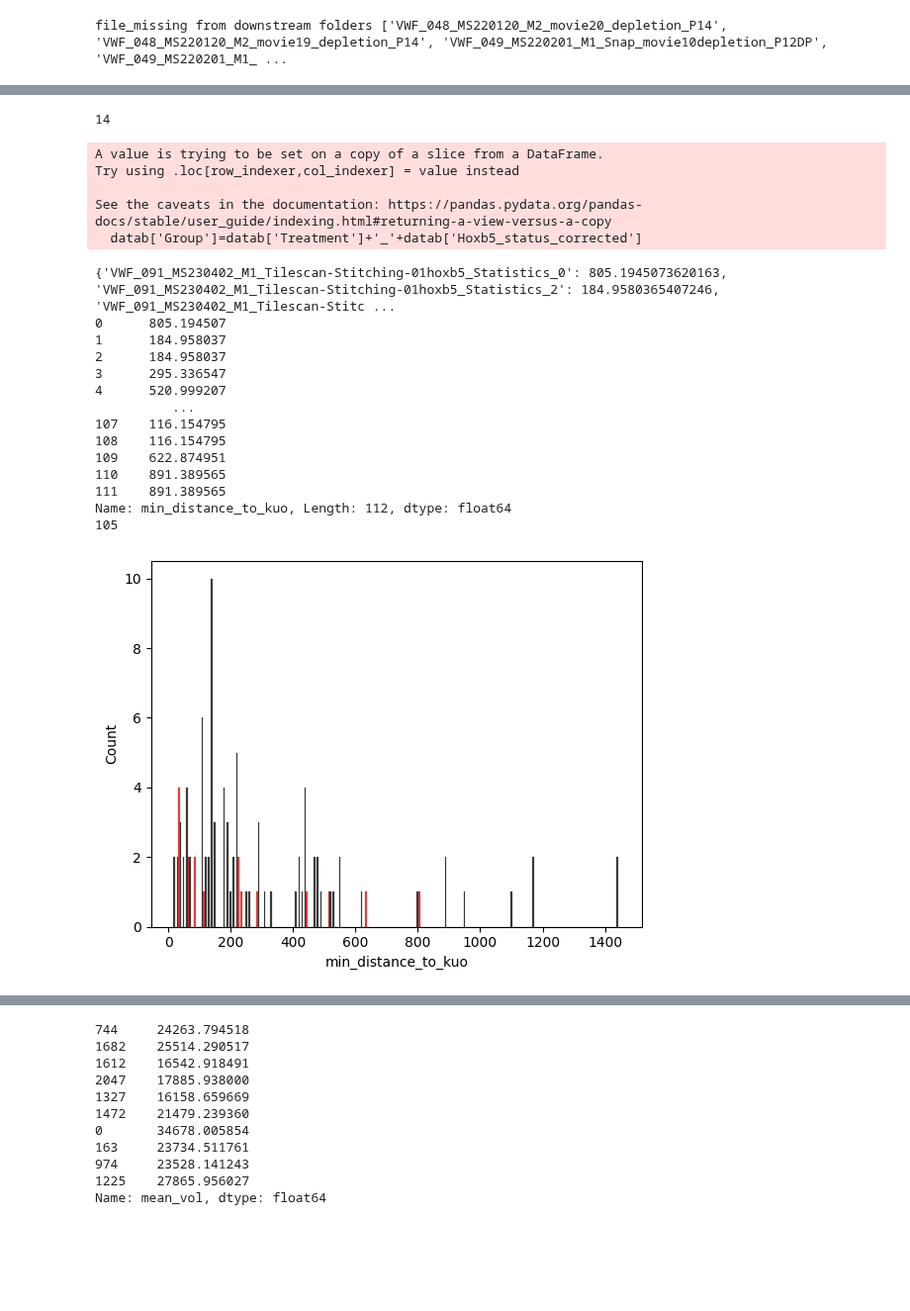
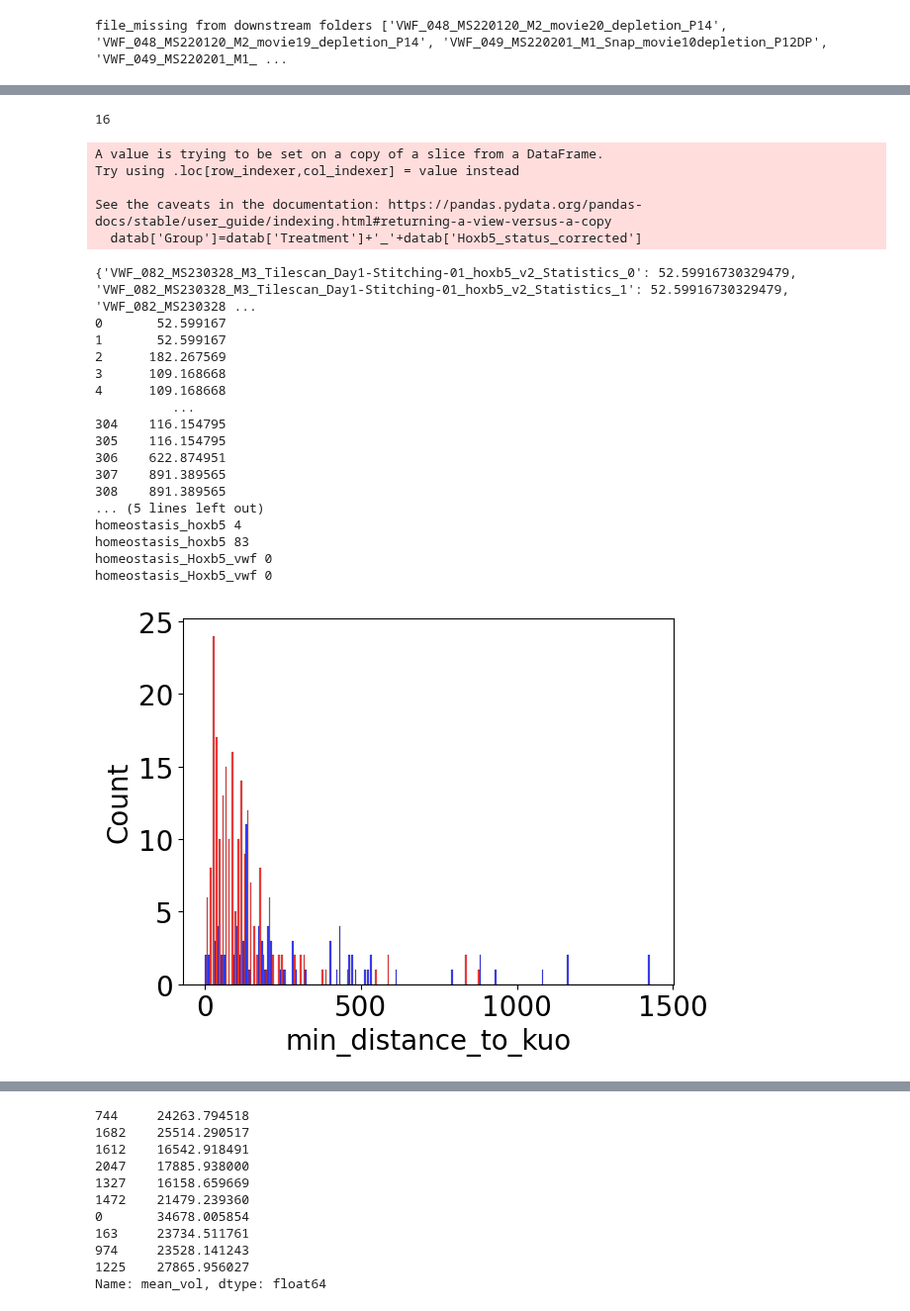
Before and after one commit to Mas515/Image_analysis, a Jupyter notebook: IVMtilescans_plot.ipynb, the cells around one changed output, grey strips where cells are left out. Shown at 99% size. Drawn from its saved outputs; the diff is of its cells as text; code cells hidden in the pictures; blank space fills up the shorter version.

```diff
--- a/IVMtilescans_plot.ipynb
+++ b/IVMtilescans_plot.ipynb
@@ -528,10 +546,10 @@ data=pd.read_csv('/Users/secchim/Documents/Experiments/distance analysis/distanc
 data=data[data['file_type']=='tilescan']
 data['Final_Cell_ID']=data['file']+'_'+data['ID'].astype(str)
 # datax=data[data['track_length']!=0]
-data=data[data['Treatment']!='ageing']
+# data=data[data['Treatment']!='ageing']
 data=data[data['Treatment']!='depletion']
-# datax=datax[datax['Treatment']!='24hdepletion']
-# datax=datax[datax['Treatment']!='homeostasis']
+data=data[data['Treatment']!='24h_depletion']
+# data=data[data['Treatment']!='homeostasis']
 # datax=datax[datax['Metadata_Timepoint']!='1']
 
 data['Batch_ID']=data['file'].str[0:19]
@@ -592,52 +610,76 @@ data=data.drop_duplicates()
 
 ##these first few lines not good
 # g=(sns.violinplot(x=("Treatment"), hue='Hoxb5_status_corrected', y="min_distance_to_kuo", data=data, showfliers = False, palette=['green','orange'], hue_order=('Hoxb5_vwf','hoxb5'), order=('homeostasis','depletion','24hdepletion'), split=True, legend=False), sns.stripplot(x=("Treatment"),hue='Hoxb5_status_corrected', y="min_distance_to_kuo", data=data, dodge=True, color='black', alpha=0.5, s=10, hue_order=('Hoxb5_vwf','hoxb5'), order=('homeostasis','depletion','24hdepletion'), legend=False))
 # g=(sns.violinplot(x=("Treatment"), hue='Hoxb5_status_corrected', y="min_distance_to_kuo", data=data, showfliers = False, palette=['green','orange'], hue_order=('Hoxb5_vwf','hoxb5'), order=('homeostasis','ageing'), split=True, legend=False), sns.stripplot(x=("Treatment"),hue='Hoxb5_status_corrected', y="min_distance_to_kuo", data=data, dodge=True, color='black', alpha=0.5, s=10, hue_order=('Hoxb5_vwf','hoxb5'), order=('homeostasis','ageing'), legend=False))
 # plt.legend(title='Mininum distance to other KuO+', loc='upper center', labels=['Hoxb5+Vwf+', 'Hoxb5+Vwf-'])
 # # plt.legend([], [], frameon=False)
 # g[1].set(ylabel='Minimum distance to other KuO+ cells (µm)')
 # plt.ylim(0,500)
 # plt.show(g)
 ##this one works fine, plotting all conditions and cell groups at once
 # sns.stripplot(x=("Treatment"),hue='Hoxb5_status_corrected', y="min_distance_to_kuo", data=data, dodge=True, alpha=0.5, s=10, hue_order=('Hoxb5_vwf','hoxb5'),  palette=['green','orange'], order=('homeostasis','depletion','24hdepletion'), legend=False)
 # sns.stripplot(x=("Treatment"),hue='Hoxb5_status_corrected', y="min_distance_to_kuo", data=data, dodge=True, alpha=0.5, s=10, hue_order=('Hoxb5_vwf','hoxb5'),  palette=['green','orange'], order=('homeostasis','ageing'), legend=False)
 
-data=data[data['Hoxb5_status_corrected']!='Hoxb5_vwf']
-##plotting 2 conditions at a time
-sns.histplot(data, x="min_distance_to_kuo", hue="Treatment", palette=['black','red'], hue_order=('homeostasis','24h_depletion'), legend=False, binwidth=10, multiple="dodge")
-print(len(data['Final_Cell_ID'].unique()))
+# data=data[data['Hoxb5_status_corrected']!='Hoxb5_vwf'] ### added this line because in young mice, there are no Hoxb5+Vwf+ cell in tilescans in homeostasis
+#need to remove 10 (considering a radius of 5 for each cell) to calculate distance between cell edges
+for i, b in data.iterrows():
+    data.loc[i,'min_distance_to_kuo']=data.loc[i,'min_distance_to_kuo']-10
+    if data.loc[i,'min_distance_to_kuo']<0:
+        data.loc[i,'min_distance_to_kuo']=0
+
+##plotting homeostasis and depletion for Hoxb5+vwf-
+# data=data[data['Hoxb5_status_corrected']=='hoxb5']
+# sns.histplot(data, x="min_distance_to_kuo", hue="Treatment", palette=['black','red'], hue_order=('homeostasis','24h_depletion'), legend=False, binwidth=10, multiple="dodge")
+##plotting homeostasis and ageing for Hoxb5+vwf-
+sns.histplot(data, x="min_distance_to_kuo", hue="Treatment", palette=['blue','red'], hue_order=('homeostasis','ageing'), legend=False, binwidth=10, multiple="dodge")
+
+
+# ## plotting hoxb5vwf+ vs hoxb5vwf- in ageing
+# data=data[data['Treatment']!='homeostasis']
+# sns.histplot(data, x="min_distance_to_kuo", hue="Hoxb5_status_corrected", palette=['green','orange'], hue_order=('Hoxb5_vwf','hoxb5'), legend=False, binwidth=10, multiple="dodge")
+# print(len(data['Final_Cell_ID'].unique()))
+
+#TO GET THE NUMBERS OF CELLS IN CLUSTER FOR THE PIE PLOTS
+for i in data['Group'].unique():
+    db=(data[data['Group']==i])
+    print(i, len(db[db['min_distance_to_kuo']<20]))
+    print(i, len(db[db['min_distance_to_kuo']>20]))
 
 ##STATS
 # data=data[data['Treatment']!='depletion']###When excluding na, compare only homeostasis and 24hdepletion
 # model = ols('min_distance_to_kuo ~  C(Hoxb5_status_corrected) + C(Treatment)', data=data).fit()
 # sm.stats.anova_lm(model, typ=2)
 # sm.stats.multicomp.pairwise_tukeyhsd(data['min_distance_to_kuo'], data['Treatment'], alpha=0.05).summary()
 # sm.stats.multicomp.pairwise_tukeyhsd(data['min_distance_to_kuo'], data['Hoxb5_status_corrected'], alpha=0.05).summary()
 # sm.stats.multicomp.pairwise_tukeyhsd(data['min_distance_to_kuo'], data['Group'], alpha=0.05).summary()
 
 # data.to_csv('/Users/secchim/Documents/Experiments/distance analysis/permut_hoxb5.csv', index=False)
+# data.to_csv('/Users/secchim/Documents/Experiments/distance analysis/permut_hoxb5_aged.csv', index=False)
 # %% [output]
-14
+16
 A value is trying to be set on a copy of a slice from a DataFrame.
 Try using .loc[row_indexer,col_indexer] = value instead
 
 See the caveats in the documentation: https://pandas.pydata.org/pandas-docs/stable/user_guide/indexing.html#returning-a-view-versus-a-copy
   datab['Group']=datab['Treatment']+'_'+datab['Hoxb5_status_corrected']
-{'VWF_091_MS230402_M1_Tilescan-Stitching-01hoxb5_Statistics_0': 805.1945073620163, 'VWF_091_MS230402_M1_Tilescan-Stitching-01hoxb5_Statistics_2': 184.9580365407246, 'VWF_091_MS230402_M1_Tilescan-Stitc ...
-0      805.194507
-1      184.958037
-2      184.958037
-3      295.336547
-4      520.999207
+{'VWF_082_MS230328_M3_Tilescan_Day1-Stitching-01_hoxb5_v2_Statistics_0': 52.59916730329479, 'VWF_082_MS230328_M3_Tilescan_Day1-Stitching-01_hoxb5_v2_Statistics_1': 52.59916730329479, 'VWF_082_MS230328 ...
+0       52.599167
+1       52.599167
+2      182.267569
+3      109.168668
+4      109.168668
           ...
-107    116.154795
-108    116.154795
-109    622.874951
-110    891.389565
-111    891.389565
-Name: min_distance_to_kuo, Length: 112, dtype: float64
-105
+304    116.154795
+305    116.154795
+306    622.874951
+307    891.389565
+308    891.389565
+... (5 lines left out)
+homeostasis_hoxb5 4
+homeostasis_hoxb5 83
+homeostasis_Hoxb5_vwf 0
+homeostasis_Hoxb5_vwf 0
-[figure, old version]
+[figure, new version]
 # %%
 data=pd.read_csv('/Users/secchim/Documents/Experiments/distance analysis/distance_to_MK_v1.csv', index_col=None, header=0)
 plt.rcParams["font.size"]=20
```
Also changed, not shown: parts of 5 cells of this notebook.
